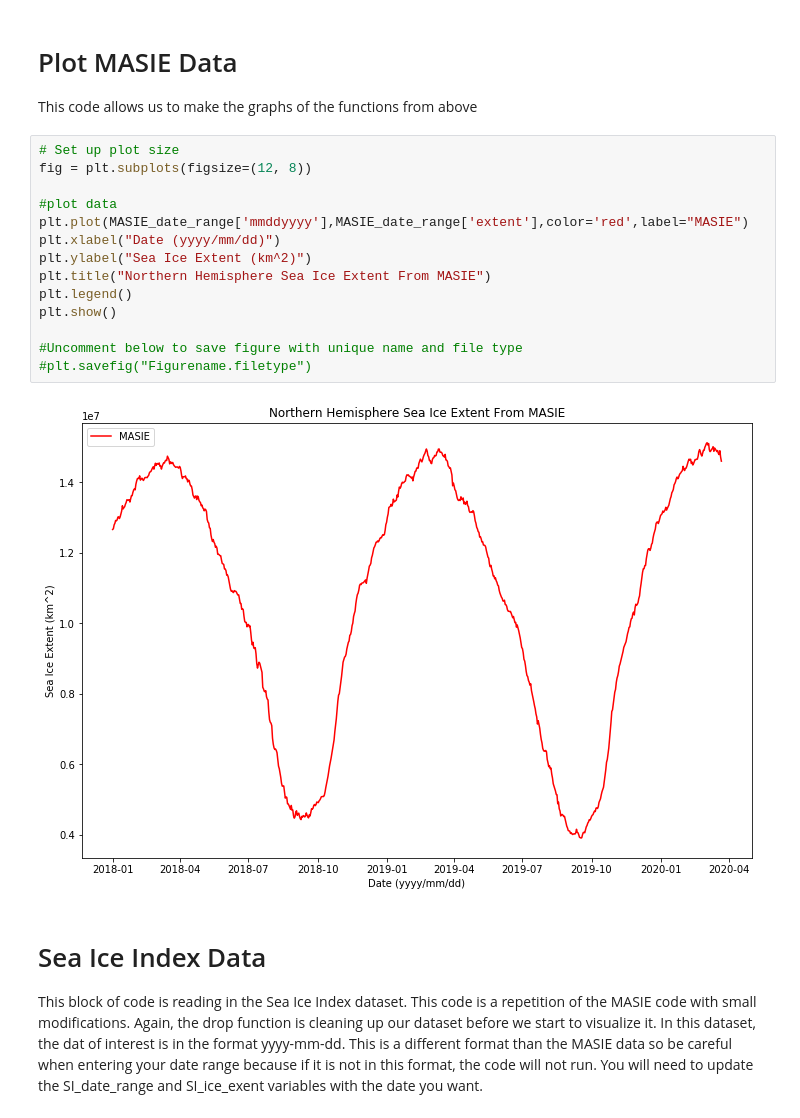
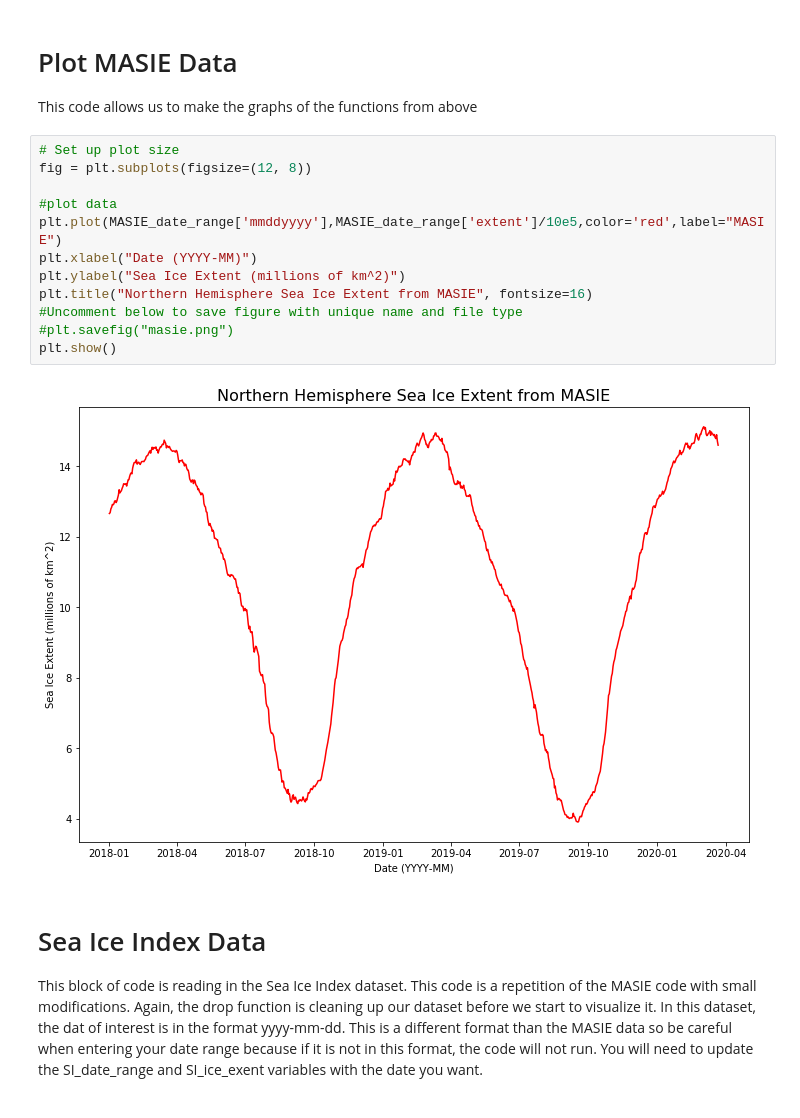
Before and after one commit to michaelavs/Daily-Arctic-Sea-Ice-Extent, a Jupyter notebook: Daily_Arctic_Sea_Ice_Extent.ipynb, the cells around one changed output. Saved outputs shown, nothing was run; the diff lists cells and outputs as text.

```diff
--- a/Daily_Arctic_Sea_Ice_Extent.ipynb
+++ b/Daily_Arctic_Sea_Ice_Extent.ipynb
@@ -144,19 +144,17 @@ This code allows us to make the graphs of the functions from above
 # %%
 # Set up plot size
 fig = plt.subplots(figsize=(12, 8))
 
 #plot data
-plt.plot(MASIE_date_range['mmddyyyy'],MASIE_date_range['extent'],color='red',label="MASIE")
-plt.xlabel("Date (yyyy/mm/dd)")
-plt.ylabel("Sea Ice Extent (km^2)")
-plt.title("Northern Hemisphere Sea Ice Extent From MASIE")
-plt.legend()
+plt.plot(MASIE_date_range['mmddyyyy'],MASIE_date_range['extent']/10e5,color='red',label="MASIE")
+plt.xlabel("Date (YYYY-MM)")
+plt.ylabel("Sea Ice Extent (millions of km^2)")
+plt.title("Northern Hemisphere Sea Ice Extent from MASIE", fontsize=16)
+#Uncomment below to save figure with unique name and file type
+#plt.savefig("masie.png")
 plt.show()
-
-#Uncomment below to save figure with unique name and file type
-#plt.savefig("Figurename.filetype")
 # %% [output]
-[figure, old version]
+[figure, new version]
 # %% [markdown]
 # Sea Ice Index Data
 
```
Also changed, not shown: parts of 7 cells of this notebook, 1 other file.
